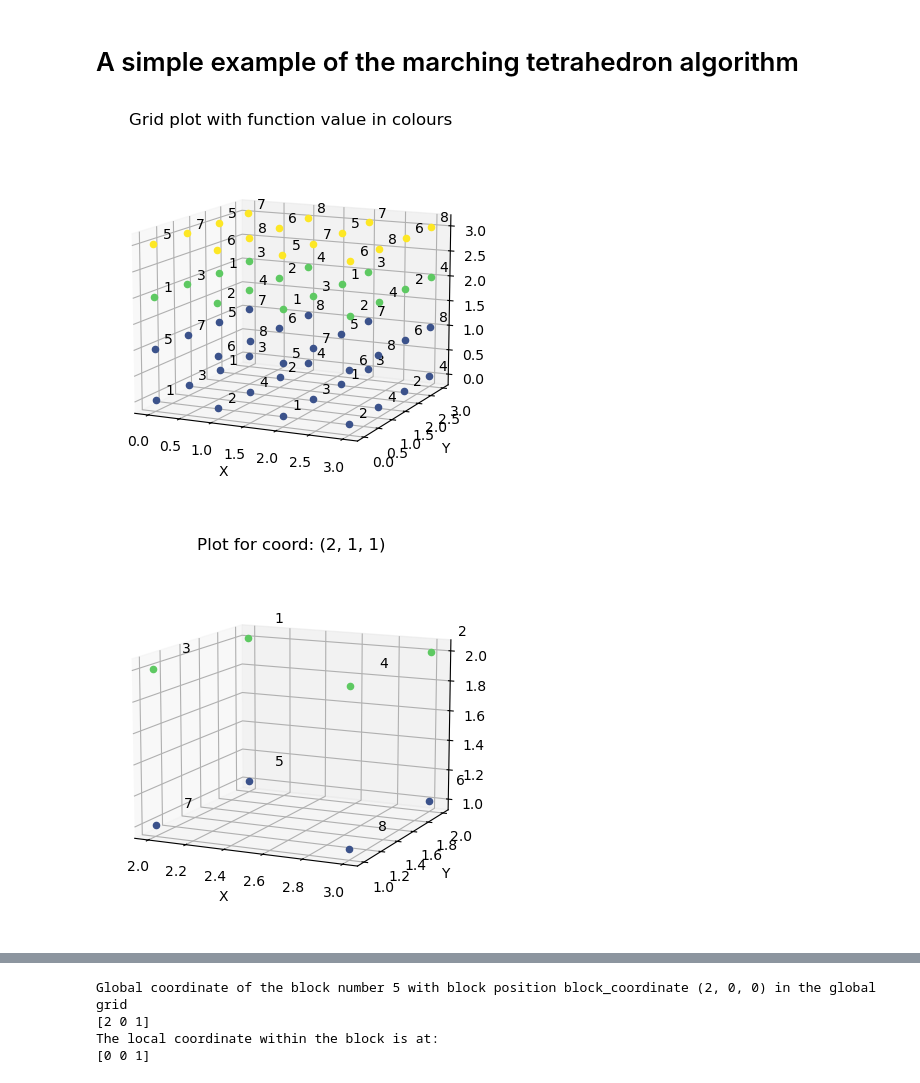
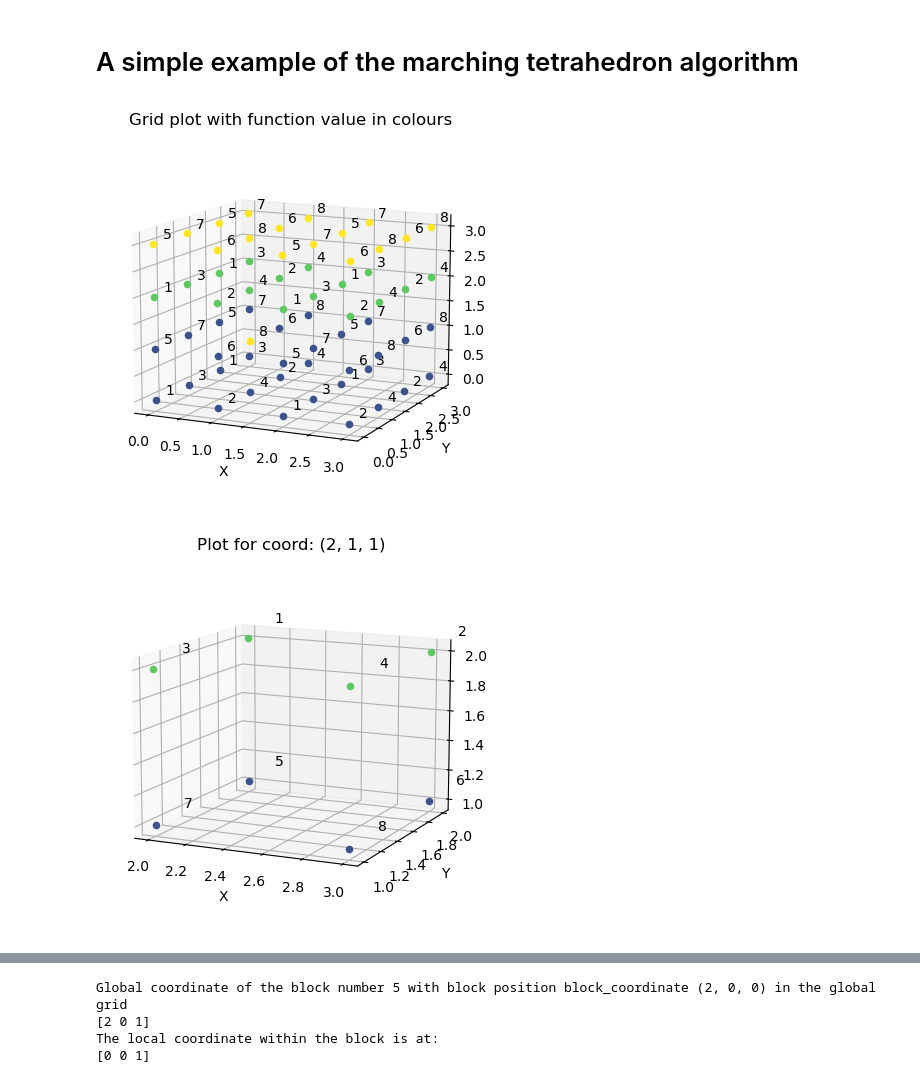
Before and after one commit to HliasGit/tetra, a Jupyter notebook: marching_tetra_python/marching_tetra.ipynb, the cells around one changed output, grey strips where cells are left out. Cells and saved outputs as stored; diff of their text form; code cells hidden in the pictures.

```diff
--- a/marching_tetra_python/marching_tetra.ipynb
+++ b/marching_tetra_python/marching_tetra.ipynb
@@ -102,6 +141,8 @@ for k in range (0, n+1):
                 grid[i,j,k] = n
             elif k == n:
                 grid[i,j,k] = n+1
+
+grid[1,1,1] = n+1
 
 fig = plt.figure()
 ax = fig.add_subplot(111, projection='3d')
@@ -151,32 +192,32 @@ plt.show()
 
 fig = plt.figure()
 ax = fig.add_subplot(111, projection='3d')
 spacing = 0.1
 
 coord = (1,1,1)
 # Plot the grid points with color based on the value of the grid
 for i in range(coord[0], coord[0]+3):
     for j in range(coord[1], coord[1]+2):
         for k in range(coord[2], coord[2]+2):
             ax.scatter(i, j, k, c=plt.cm.viridis(grid[i, j, k] / grid.max()), marker='o')
             ax.text(i+spacing, j+spacing, k+spacing, f'{get_number_from_global_coord((i,j,k))}', color='black')
 
 ax.view_init(elev=18., azim=280)
 
 ax.set_xlabel('X')
 ax.set_ylabel('Y')
 ax.set_zlabel('Z')
 
 # Set the same axis length for isotropic view
 ax.set_box_aspect([1,1,1])  # Aspect ratio is 1:1:1
 
 ax.set_xlim([0, 4])
 ax.set_ylim([0, 2.5])
 ax.set_zlim([0, 3.5])
 
 ax.set_title(f'Plot for coord: (1,1,1) + (2,1,1) as the Japanese example')
 
 plt.show()
 # %% [output]
-[figure, old version]
+[figure, new version]
 [figure]
```
Also changed, not shown: parts of 16 cells of this notebook, 1 other file.
